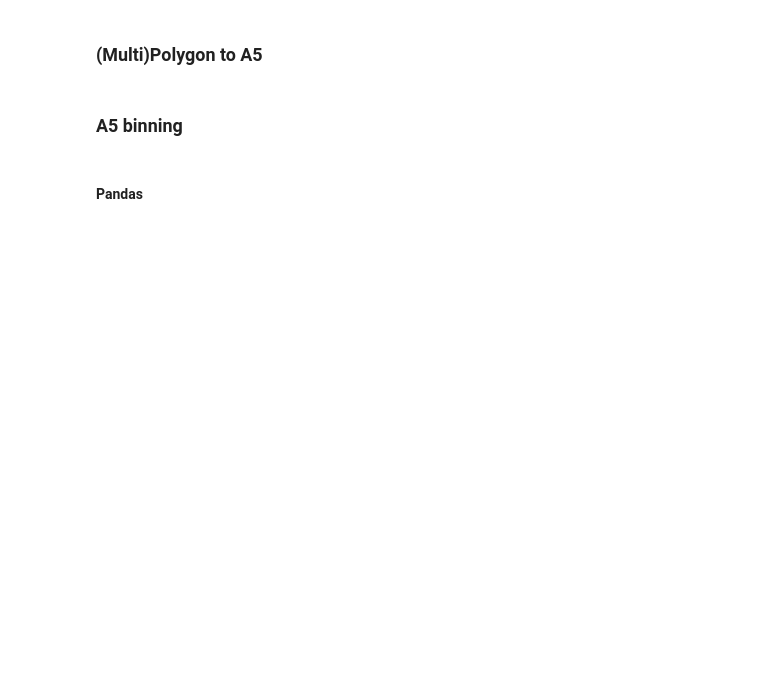
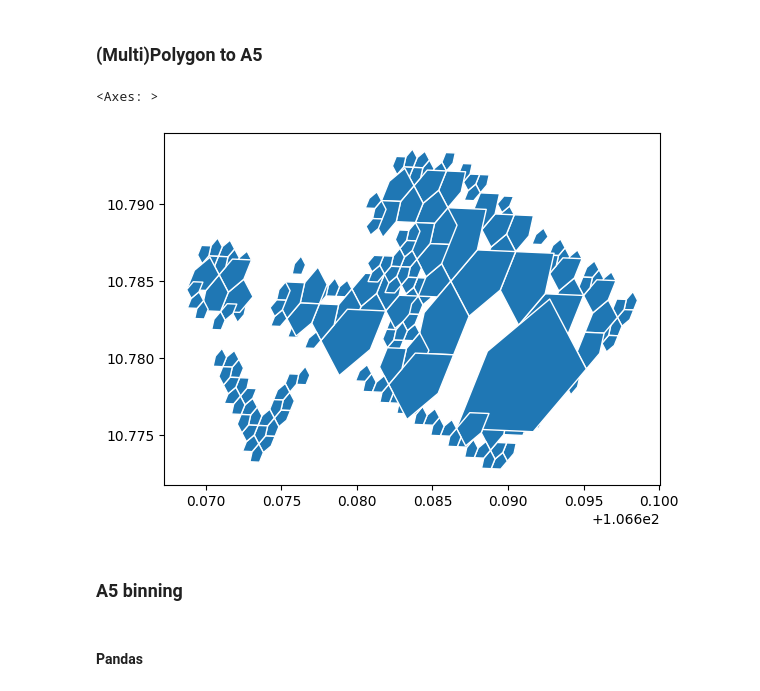
Before and after one commit to opengeoshub/vgridpandas, a Jupyter notebook: docs/notebooks/03_a5.ipynb, the cells around one changed output. Cells and saved outputs as stored; diff of their text form; code cells hidden in the pictures; blank space fills up the shorter version.

```diff
--- a/docs/notebooks/03_a5.ipynb
+++ b/docs/notebooks/03_a5.ipynb
@@ -67,11 +101,14 @@ gdf_linetrace.plot(edgecolor = "white")
 # %%
 import geopandas as gpd
 
 gdf = gpd.read_file('https://raw.githubusercontent.com/opengeoshub/vopendata/main/shape/polygon.geojson')
-resolution = 10
+resolution = 16
 gdf_polyfill = gdf.a5.polyfill(resolution, compact=True, predicate='intersect', explode=False)
 gdf_polyfill = gdf_polyfill.a5.a52geo(a5_col='a5', split_antimeridian=False)
 gdf_polyfill.plot(edgecolor='white')
+# %% [output]
+<Axes: >
+[figure, added]
 # %% [markdown]
 ### A5 binning
 # %% [markdown]
```
Also changed, not shown: parts of 6 cells of this notebook, 13 other files.
